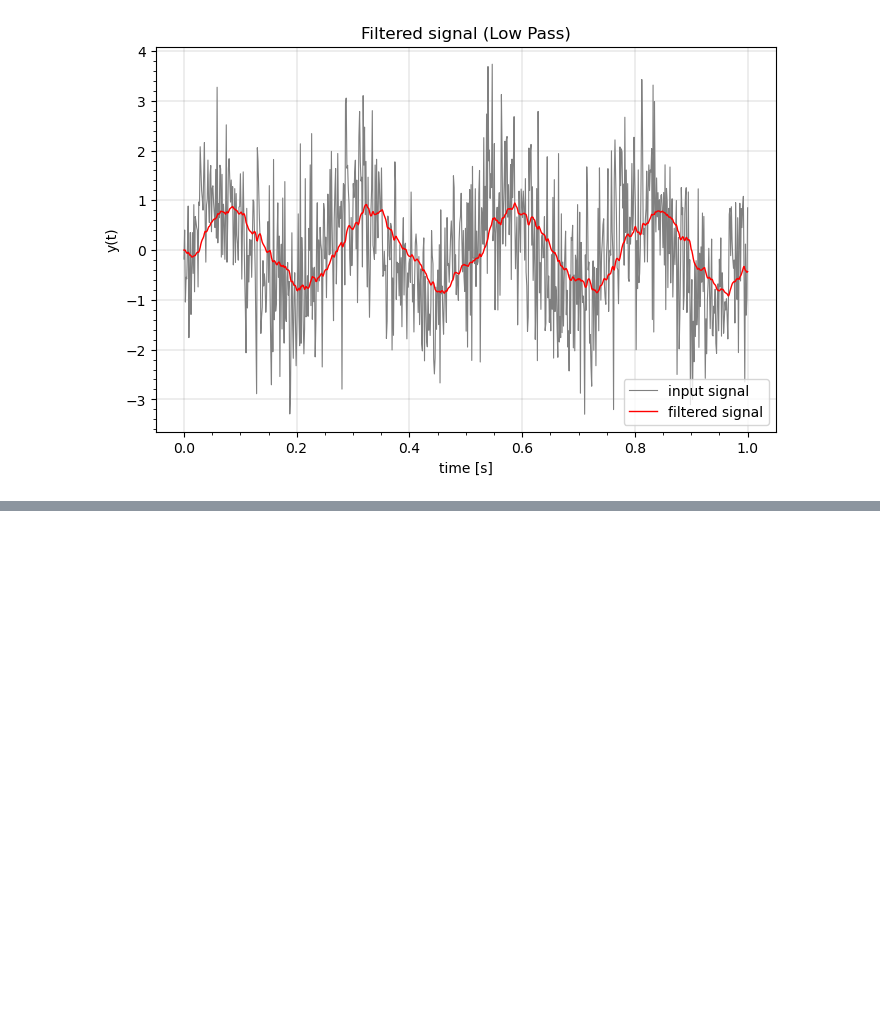
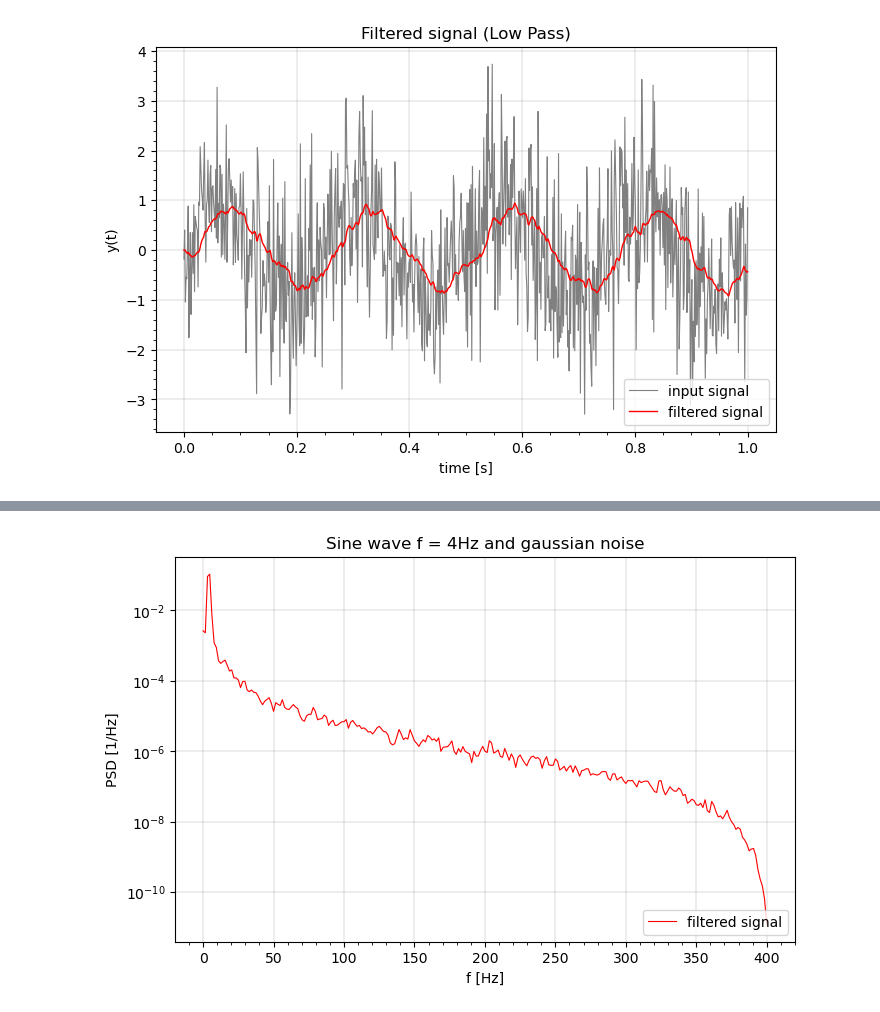
Before and after one commit to Sara-a-r/Digital-filter, a Jupyter notebook: digital LowPass filter/code/digitalLowPass.ipynb, the cells around one changed output, grey strips where cells are left out. Saved outputs shown, nothing was run; the diff lists cells and outputs as text; code cells hidden in the pictures; blank space fills up the shorter version.

Commit message:
added PSD using welch method

```diff
--- a/digital LowPass filter/code/digitalLowPass.ipynb
+++ b/digital LowPass filter/code/digitalLowPass.ipynb
@@ -165,0 +166,23 @@ plt.show()
+# %%
+#compute the power spectral density using Welch’s method
+freq, PSD = sgnl.welch(y_gauss, fs, nperseg = 512)
+_, PSD_lp = sgnl.welch(ylp_gauss, fs, nperseg = 512)
+
+plt.rc('font',size=10)
+plt.figure(figsize=(8,5))
+plt.title("Sine wave f = 4Hz and gaussian noise")
+plt.xlabel("f [Hz]")
+plt.ylabel("PSD [1/Hz]")
+plt.grid(color='gray',linewidth='0.2')
+plt.minorticks_on()
+
+#plt.semilogy(freq, PSD, linestyle = '-', linewidth = '0.8', marker = '', color = 'black', label = 'input signal')
+plt.semilogy(freq, PSD_lp, linestyle = '-', linewidth = '0.8', marker = '', color = 'red', label = 'filtered signal')
+plt.legend(loc = 'lower right')
+
+# save the plot in the results dir
+out_name = os.path.join(results_dir, "psd_gauss_filtered.png")
+plt.savefig(out_name)
+plt.show()
+# %% [output]
+[figure, added]
```
Also changed, not shown: parts of 3 cells of this notebook, 4 other files.
